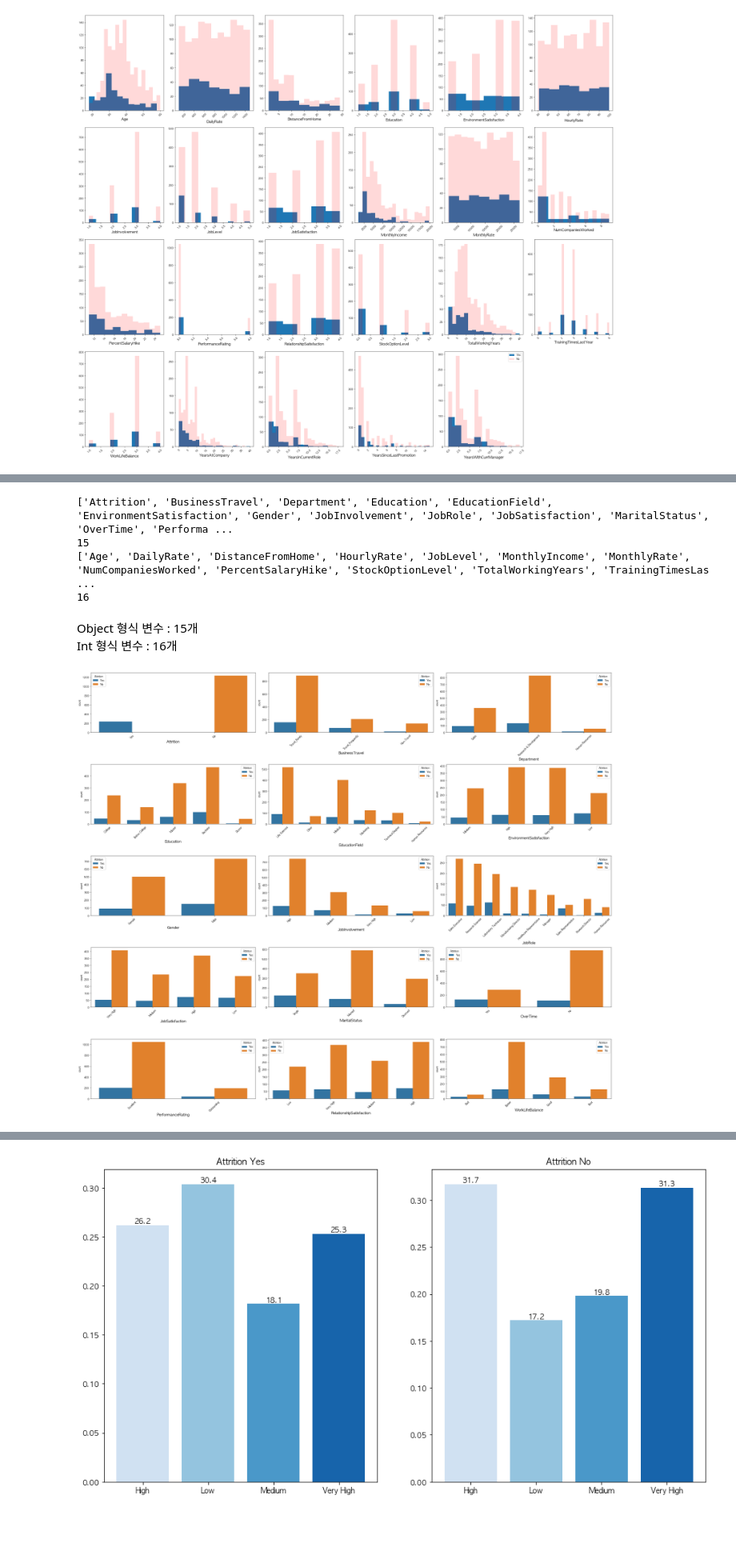
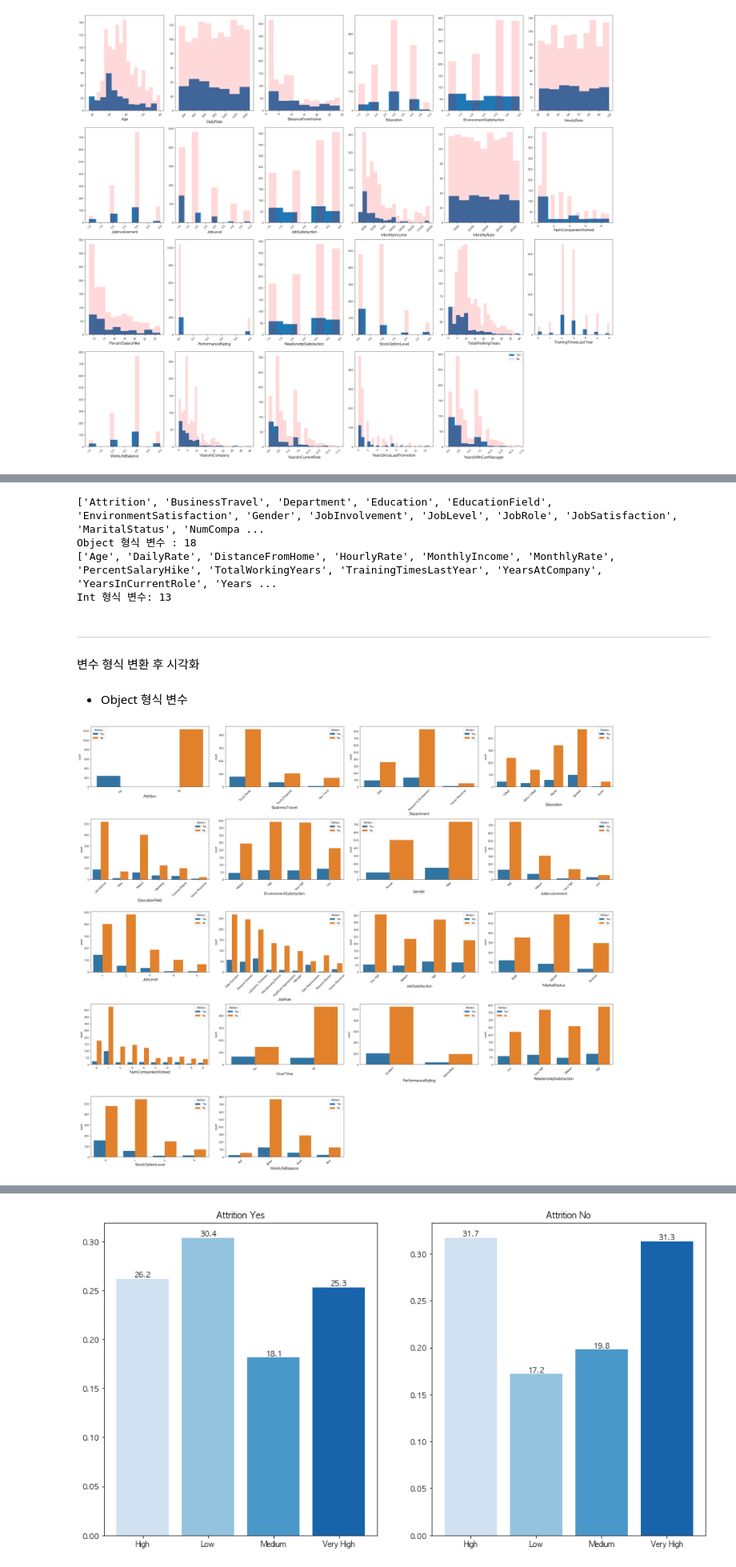
Before and after one commit to lee-jong-gu/attrition, a Jupyter notebook: Attrition MarkDown.ipynb, the cells around one changed output, grey strips where cells are left out. Shown at 80% size. Saved outputs shown, nothing was run; the diff lists cells and outputs as text; code cells hidden in the pictures; blank space fills up the shorter version.

```diff
--- a/Attrition MarkDown.ipynb
+++ b/Attrition MarkDown.ipynb
@@ -169,6 +177,10 @@ df['JobSatisfaction'].replace({1:'Low',2:'Medium',3:'High',4:'Very High'},inplac
 df['PerformanceRating'].replace({1:'Low',2:'Good',3:'Excellent',4:'Outstanding'},inplace=True)
 df['RelationshipSatisfaction'].replace({1:'Low',2:'Medium',3:'High',4:'Very High'},inplace=True)
 df['WorkLifeBalance'].replace({1:'Bad',2:'Good',3:'Better',4:'Best'},inplace=True)
+
+df['JobLevel'] = df['JobLevel'].astype('object')
+df['StockOptionLevel'] = df['StockOptionLevel'].astype('object')
+df['NumCompaniesWorked'] = df['NumCompaniesWorked'].astype('object')
 # %%
 # object 변수
 
@@ -177,7 +189,7 @@ for i in df.columns:
     if df[i].dtype=='object':
         object_col.append(i)
 print(object_col)
-print(len(object_col))
+print('Object 형식 변수 :',len(object_col))
 
 # int 변수
 
@@ -186,31 +198,34 @@ for i in df.columns:
     if df[i].dtype=='int64':
         int_col.append(i)
 print(int_col)
-print(len(int_col))
+print('Int 형식 변수:',len(int_col))
 # %% [output]
-['Attrition', 'BusinessTravel', 'Department', 'Education', 'EducationField', 'EnvironmentSatisfaction', 'Gender', 'JobInvolvement', 'JobRole', 'JobSatisfaction', 'MaritalStatus', 'OverTime', 'Performa ...
-15
-['Age', 'DailyRate', 'DistanceFromHome', 'HourlyRate', 'JobLevel', 'MonthlyIncome', 'MonthlyRate', 'NumCompaniesWorked', 'PercentSalaryHike', 'StockOptionLevel', 'TotalWorkingYears', 'TrainingTimesLas ...
-16
+['Attrition', 'BusinessTravel', 'Department', 'Education', 'EducationField', 'EnvironmentSatisfaction', 'Gender', 'JobInvolvement', 'JobLevel', 'JobRole', 'JobSatisfaction', 'MaritalStatus', 'NumCompa ...
+Object 형식 변수 : 18
+['Age', 'DailyRate', 'DistanceFromHome', 'HourlyRate', 'MonthlyIncome', 'MonthlyRate', 'PercentSalaryHike', 'TotalWorkingYears', 'TrainingTimesLastYear', 'YearsAtCompany', 'YearsInCurrentRole', 'Years ...
+Int 형식 변수: 13
-# %% [markdown]
-Object 형식 변수 : 15개
-Int 형식 변수 : 16개
+# %% [markdown]
+---
+# %% [markdown]
+변수 형식 변환 후 시각화
+# %% [markdown]
+* Object 형식 변수
 # %%
 # 카테고리 변수 - 퇴사 여부
 
 fig = plt.figure(figsize=(30,25))
 
 l = 1
 for i in range(len(object_col)):
 
-    plt.subplot(5,3,l)
+    plt.subplot(5,4,l)
     sns.countplot(object_col[i],hue='Attrition',data=df)
     plt.xticks(rotation=45)
     plt.xlabel(object_col[i],fontsize=15)
-    if l > 15:
+    if l > 18:
         break
     l += 1
 fig.tight_layout()
 plt.show()
 # %% [output]
-[figure, old version]
+[figure, new version]
```
Also changed, not shown: parts of 90 cells of this notebook, 1 other file.
